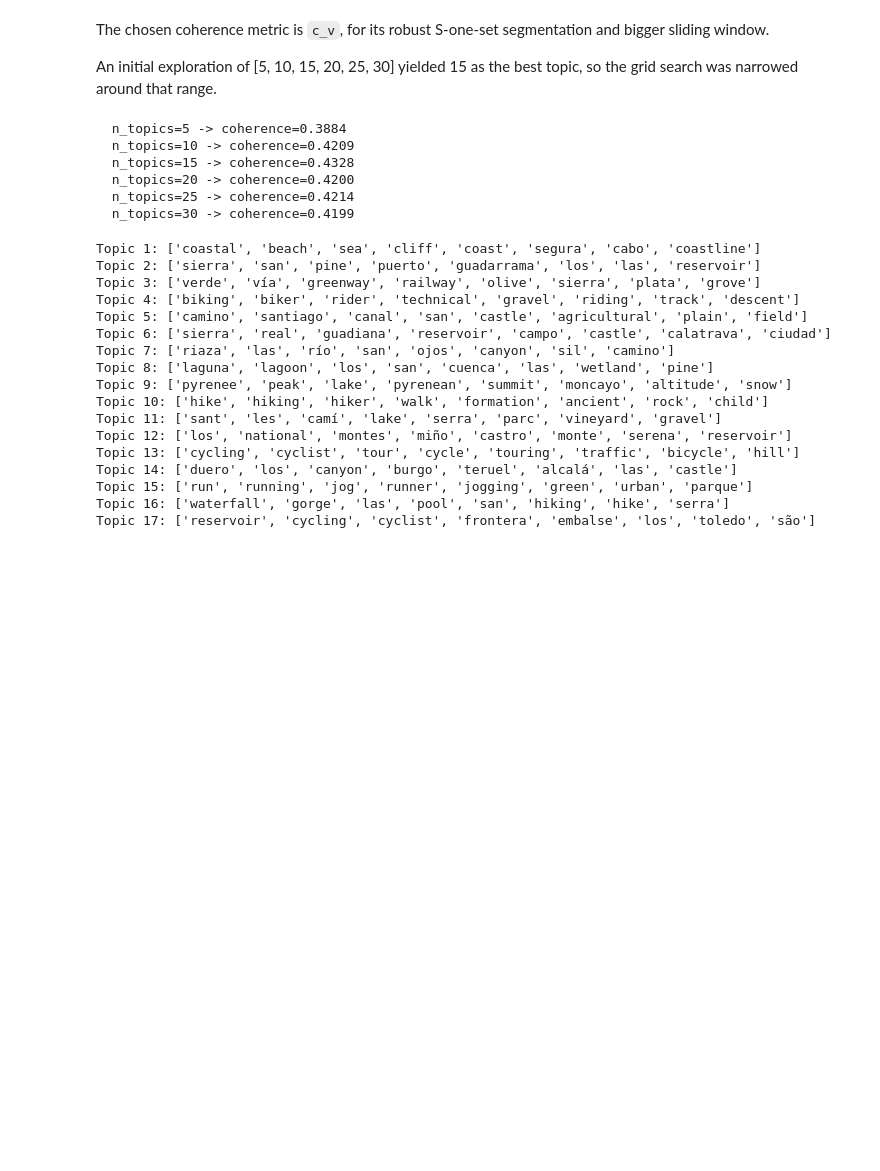
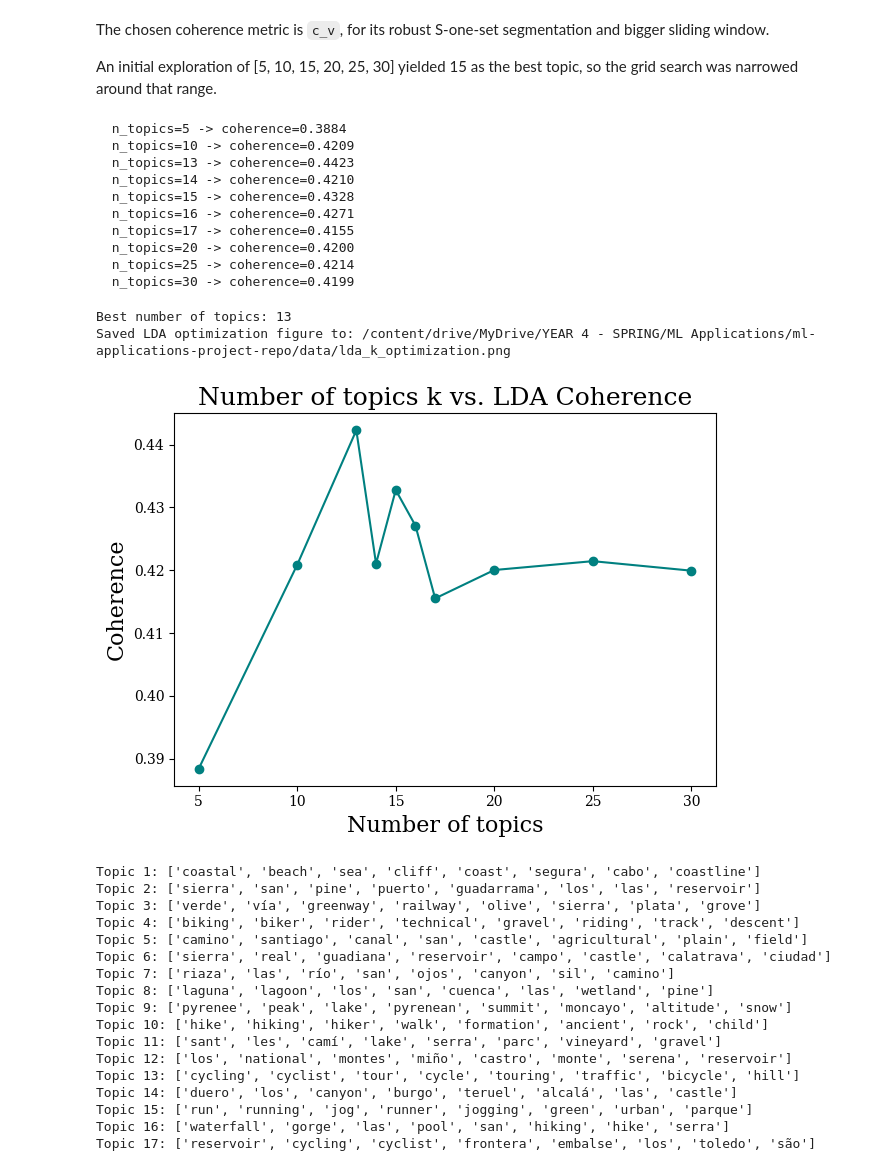
Before and after one commit to enicaking/ml-applications-project-repo, a Jupyter notebook: notebooks/02_task1_nlp.ipynb, the cells around one changed output. Cells and saved outputs as stored; diff of their text form; code cells hidden in the pictures; blank space fills up the shorter version.

```diff
--- a/notebooks/02_task1_nlp.ipynb
+++ b/notebooks/02_task1_nlp.ipynb
@@ -329,8 +329,3 @@ Saved FastText vectors to: /content/drive/MyDrive/ml-applications-project-repo/d
 
 We need to choose the number of topics. We try several values and pick the one
 with the best coherence score that offers good interpretability.
-# %%
-# remove later
-# pre-load files we need
-tokenized = pickle.load(open(DATA_DIR / "tokenized.pkl", "rb"))
-print("Loaded tokenized texts from:", DATA_DIR / "tokenized.pkl")
@@ -372,25 +365,43 @@ for n_topics in topic_range:
 # %% [output]
   n_topics=5 -> coherence=0.3884
   n_topics=10 -> coherence=0.4209
+  n_topics=13 -> coherence=0.4423
+  n_topics=14 -> coherence=0.4210
   n_topics=15 -> coherence=0.4328
+  n_topics=16 -> coherence=0.4271
+  n_topics=17 -> coherence=0.4155
   n_topics=20 -> coherence=0.4200
   n_topics=25 -> coherence=0.4214
   n_topics=30 -> coherence=0.4199
 # %%
 import matplotlib.pyplot as plt
 import matplotlib.font_manager as fm # font_manager
 
 # Configure font to serif
 plt.rcParams['font.family'] = 'serif'
 plt.rcParams['font.serif'] = ['DejaVu Serif', 'Times New Roman', 'Liberation Serif', 'Bitstream Vera Serif', 'Computer Modern Roman']
 
 plt.plot(topic_range, coherence_scores, color="teal", marker="o")
-plt.xlabel("Number of topics")
-plt.ylabel("Coherence (c_v)")
-plt.title("LDA coherence vs number of topics")
+plt.xlabel("Number of topics", fontsize=16)
+plt.ylabel("Coherence", fontsize=16)
+plt.title("Number of topics k vs. LDA Coherence", fontsize=18)
 plt.tight_layout()
-plt.show()
 
 best_n = topic_range[np.argmax(coherence_scores)]
 print(f"Best number of topics: {best_n}")
+
+# Save figure safely inside the project data folder
+DATA_DIR.mkdir(parents=True, exist_ok=True)
+
+output_path = DATA_DIR / "lda_k_optimization.png"
+plt.savefig(output_path, dpi=150, bbox_inches="tight")
+
+print("Saved LDA optimization figure to:", output_path)
+
+# Display the plot after saving
+plt.show()
+# %% [output]
+Best number of topics: 13
+Saved LDA optimization figure to: /content/drive/MyDrive/YEAR 4 - SPRING/ML Applications/ml-applications-project-repo/data/lda_k_optimization.png
+[figure, added]
 # %%
```
Also changed, not shown: parts of 7 cells of this notebook.
